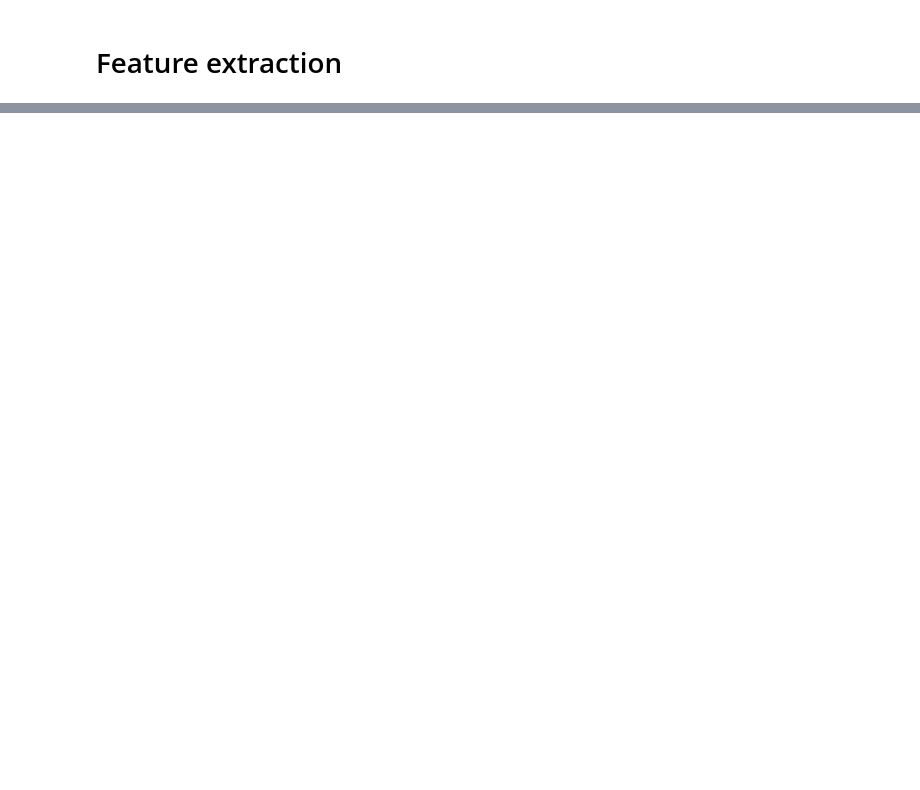
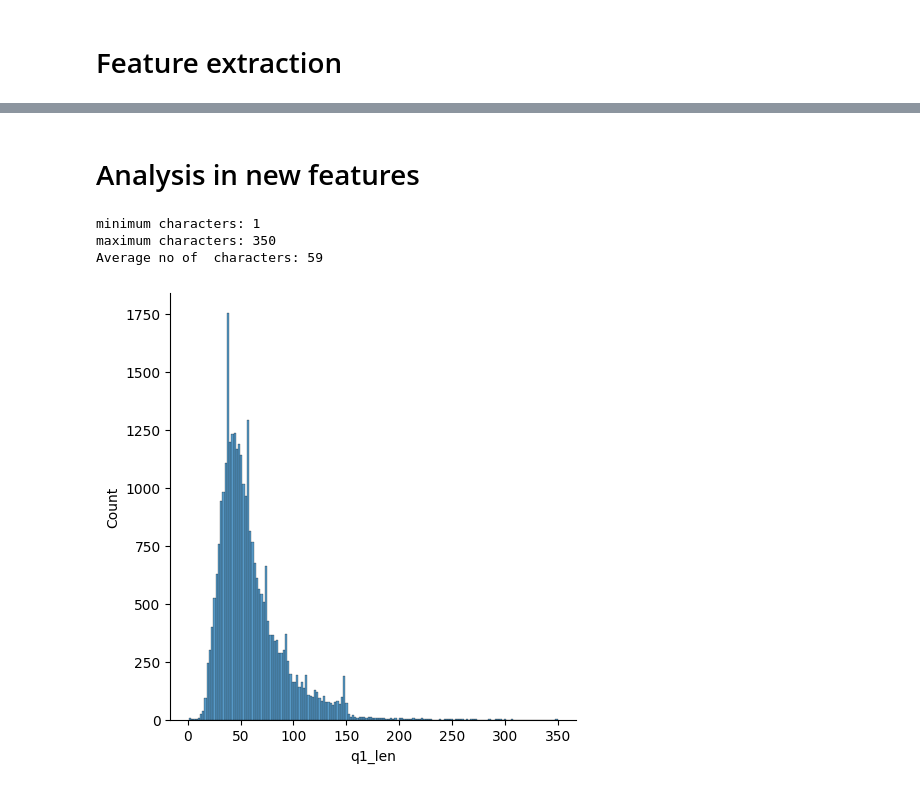
Before and after one commit to Saransh-Basu-01/Quora-Question-Pairs, a Jupyter notebook: Quora Question Pairs.ipynb, the cells around one changed output, grey strips where cells are left out. Cells and saved outputs as stored; diff of their text form; code cells hidden in the pictures; blank space fills up the shorter version.

Commit message:
analysis of data

```diff
--- a/Quora Question Pairs.ipynb
+++ b/Quora Question Pairs.ipynb
@@ -271,3 +271,15 @@ new_df.head()
 | 148161 | 148161 | 233670 | 209801 | Why do many female porn stars hav... | How often do porn stars actually ... | 0 | 52 | 58 | 9 | ... |
 | 47642 | 47642 | 85032 | 85033 | Is mumbai settled girl really not... | Where can I lodge a compliant reg... | 0 | 90 | 56 | 17 | ... |
 | 46009 | 46009 | 82352 | 82353 | What are some great examples of c... | What is the best example of conte... | 1 | 50 | 46 | 8 | ... |
+# %% [markdown]
+# Analysis in new features
+# %%
+sns.displot(new_df['q1_len'])
+print("minimum characters:",new_df['q1_len'].min())
+print("maximum characters:",new_df['q1_len'].max())
+print("Average no of  characters:",int(new_df['q1_len'].mean()))
+# %% [output]
+minimum characters: 1
+maximum characters: 350
+Average no of  characters: 59
+[figure, added]
```
Also changed, not shown: parts of 3 cells of this notebook.
